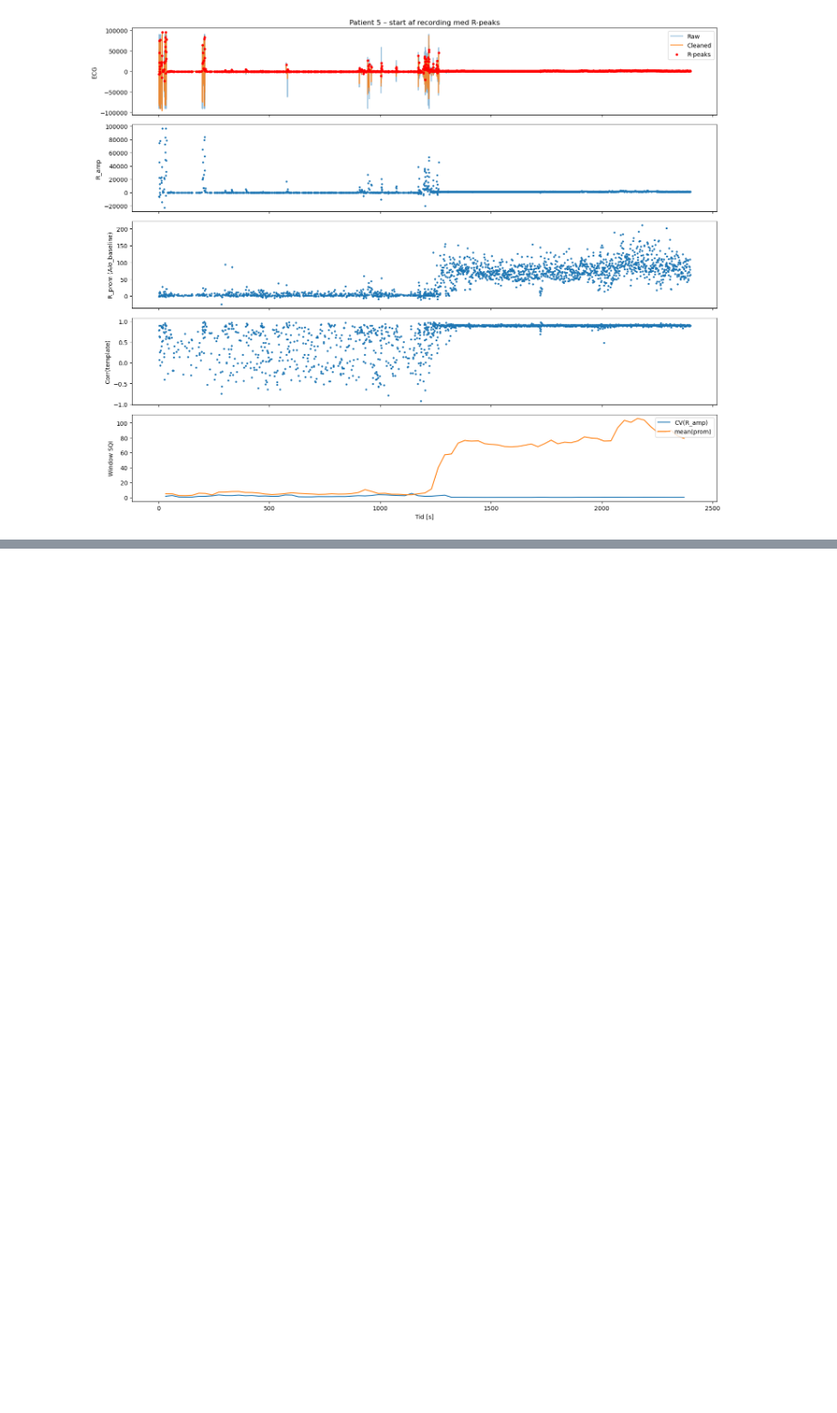
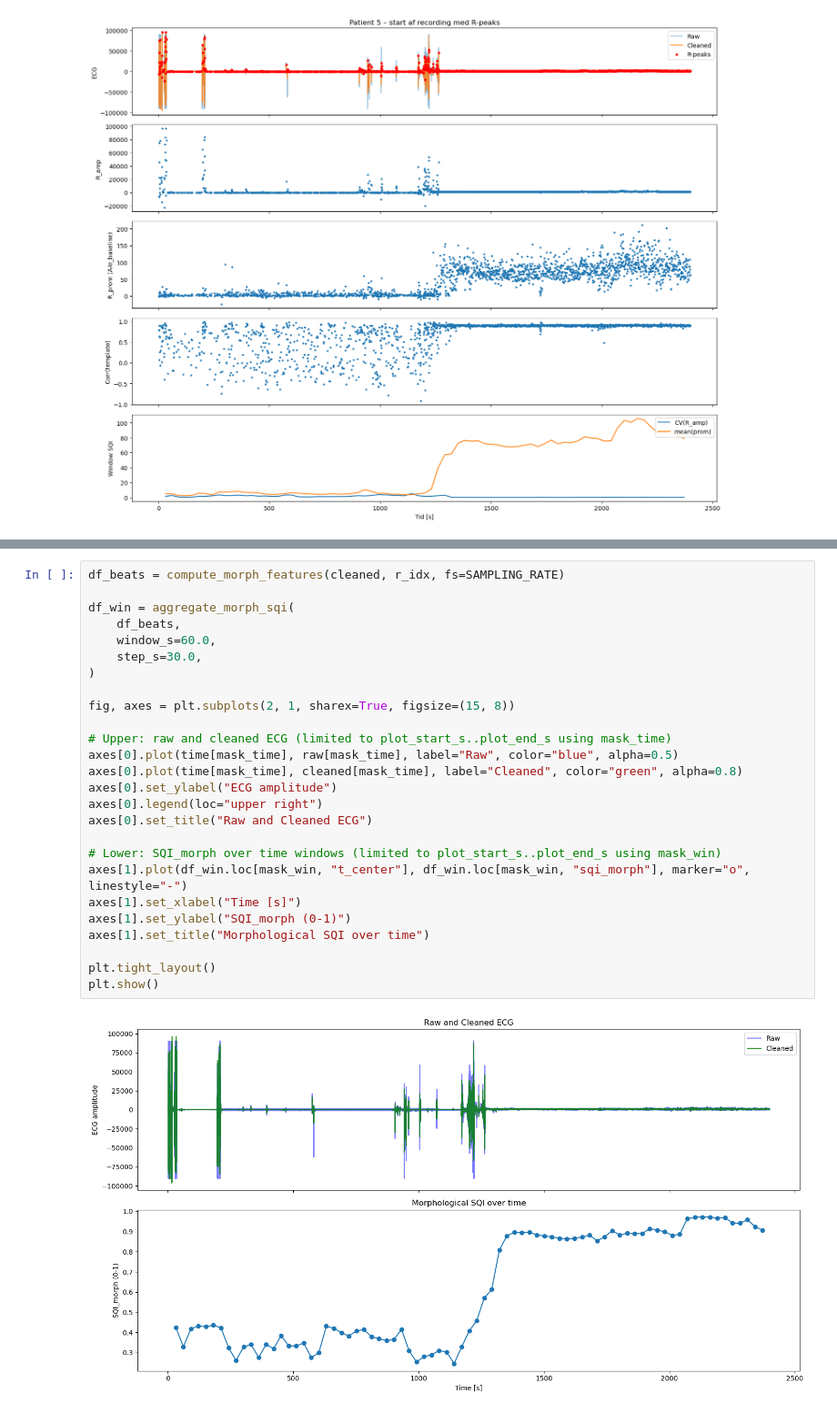
Before and after one commit to AU668208/Epilepsy_MasterThesis, a Jupyter notebook: Folder-Structure.ipynb, the cells around one changed output, grey strips where cells are left out. Shown at 91% size. Saved outputs shown, nothing was run; the diff lists cells and outputs as text; blank space fills up the shorter version.

```diff
--- a/Folder-Structure.ipynb
+++ b/Folder-Structure.ipynb
@@ -481,0 +730,28 @@ Antal vinduer: 131
+# %%
+df_beats = compute_morph_features(cleaned, r_idx, fs=SAMPLING_RATE)
+
+df_win = aggregate_morph_sqi(
+    df_beats,
+    window_s=60.0,
+    step_s=30.0,
+)
+
+fig, axes = plt.subplots(2, 1, sharex=True, figsize=(15, 8))
+
+# Upper: raw and cleaned ECG (limited to plot_start_s..plot_end_s using mask_time)
+axes[0].plot(time[mask_time], raw[mask_time], label="Raw", color="blue", alpha=0.5)
+axes[0].plot(time[mask_time], cleaned[mask_time], label="Cleaned", color="green", alpha=0.8)
+axes[0].set_ylabel("ECG amplitude")
+axes[0].legend(loc="upper right")
+axes[0].set_title("Raw and Cleaned ECG")
+
+# Lower: SQI_morph over time windows (limited to plot_start_s..plot_end_s using mask_win)
+axes[1].plot(df_win.loc[mask_win, "t_center"], df_win.loc[mask_win, "sqi_morph"], marker="o", linestyle="-")
+axes[1].set_xlabel("Time [s]")
+axes[1].set_ylabel("SQI_morph (0-1)")
+axes[1].set_title("Morphological SQI over time")
+
+plt.tight_layout()
+plt.show()
+# %% [output]
+[figure, added]
```
Also changed, not shown: parts of 2 cells of this notebook, 3 other files.
